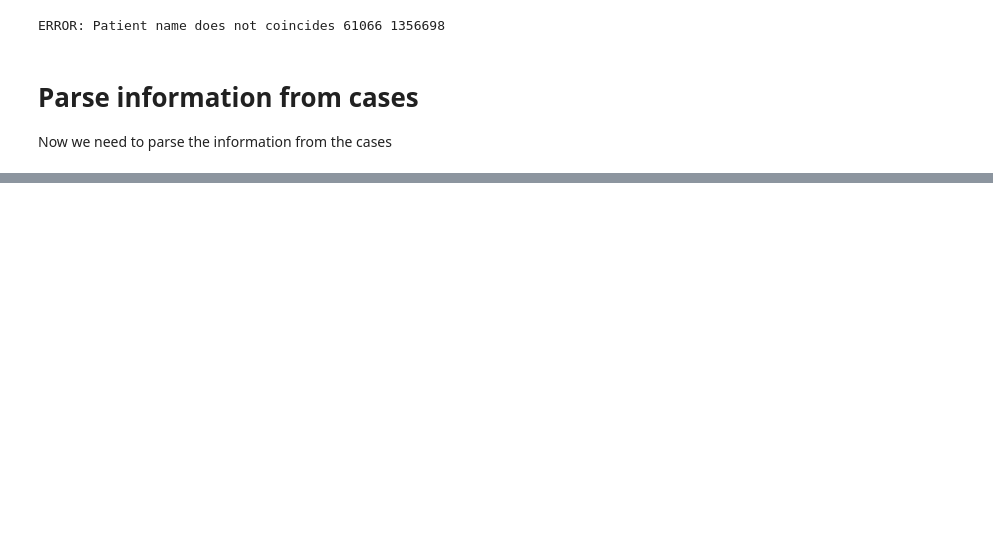
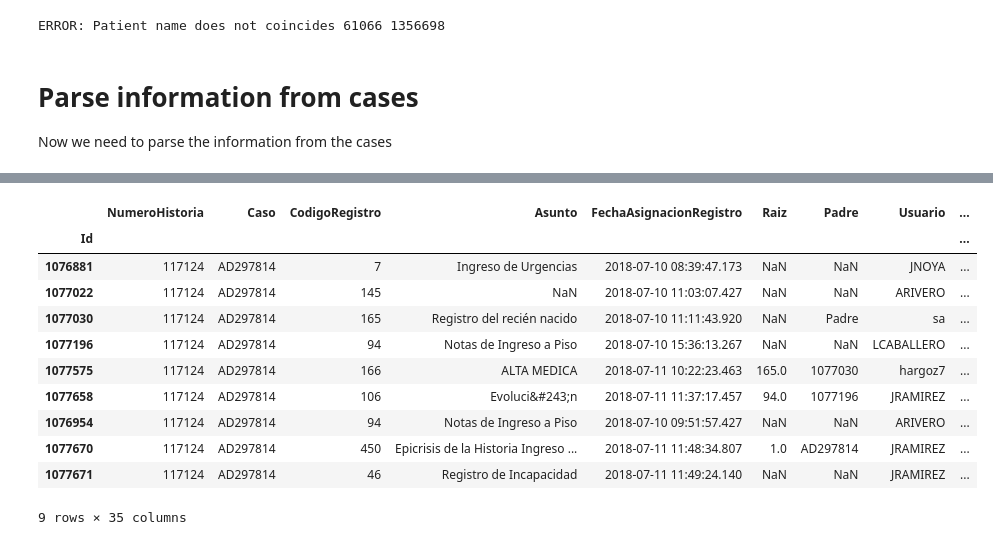
Before and after one commit to gbernardino/toolsCMRC, a Jupyter notebook: dataReader.ipynb, the cells around one changed output, grey strips where cells are left out. Cells and saved outputs as stored; diff of their text form; code cells hidden in the pictures; blank space fills up the shorter version.

```diff
--- a/dataReader.ipynb
+++ b/dataReader.ipynb
@@ -289,0 +294,17 @@ np.sum(dataGPAC_fumDF.GPCA_OK == 0), np.sum(dataGPAC_fumDF.GPCA_OK == 0)
+# %%
+case, _, _ = list(interventionToCase.values())[97]
+
+registros[registros.Caso == case]
+# %% [output]
+|  | NumeroHistoria | Caso | CodigoRegistro | Asunto | FechaAsignacionRegistro | Raiz | Padre | Usuario | ... |
+| Id |  |  |  |  |  |  |  |  | ... |
+| 1076881 | 117124 | AD297814 | 7 | Ingreso de Urgencias | 2018-07-10 08:39:47.173 | NaN | NaN | JNOYA | ... |
+| 1077022 | 117124 | AD297814 | 145 | NaN | 2018-07-10 11:03:07.427 | NaN | NaN | ARIVERO | ... |
+| 1077030 | 117124 | AD297814 | 165 | Registro del recién nacido | 2018-07-10 11:11:43.920 | NaN | Padre | sa | ... |
+| 1077196 | 117124 | AD297814 | 94 | Notas de Ingreso a Piso | 2018-07-10 15:36:13.267 | NaN | NaN | LCABALLERO | ... |
+| 1077575 | 117124 | AD297814 | 166 | ALTA MEDICA | 2018-07-11 10:22:23.463 | 165.0 | 1077030 | hargoz7 | ... |
+| 1077658 | 117124 | AD297814 | 106 | Evoluci&#243;n | 2018-07-11 11:37:17.457 | 94.0 | 1077196 | JRAMIREZ | ... |
+| 1076954 | 117124 | AD297814 | 94 | Notas de Ingreso a Piso | 2018-07-10 09:51:57.427 | NaN | NaN | ARIVERO | ... |
+| 1077670 | 117124 | AD297814 | 450 | Epicrisis de la Historia Ingreso ... | 2018-07-11 11:48:34.807 | 1.0 | AD297814 | JRAMIREZ | ... |
+| 1077671 | 117124 | AD297814 | 46 | Registro de Incapacidad | 2018-07-11 11:49:24.140 | NaN | NaN | JRAMIREZ | ... |
+9 rows × 35 columns
```
Also changed, not shown: parts of 53 cells of this notebook.
